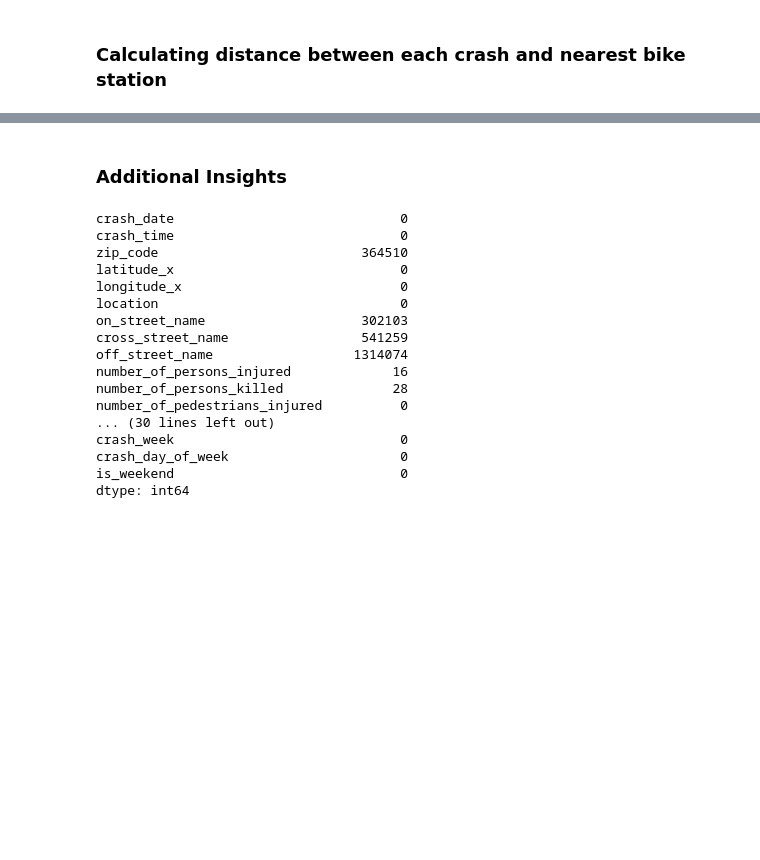
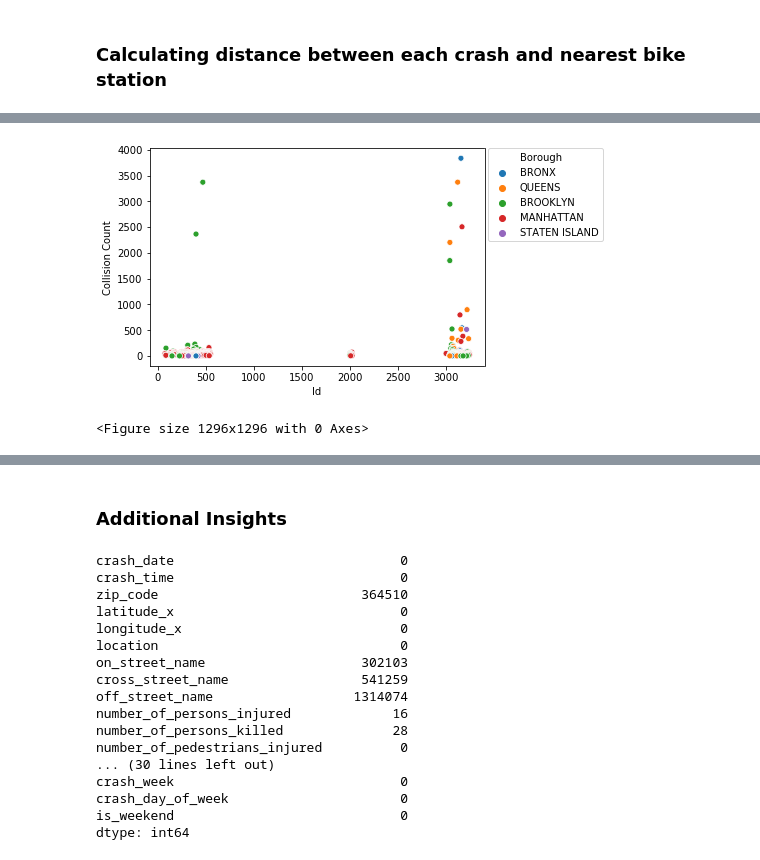
Before and after one commit to Haider-Ali-Afzal-93/Creditshelf-Coding-Challenge, a Jupyter notebook: NYC Traffic Collisions.ipynb, the cells around one changed output, grey strips where cells are left out. Saved outputs shown, nothing was run; the diff lists cells and outputs as text; code cells hidden in the pictures; blank space fills up the shorter version.

```diff
--- a/NYC Traffic Collisions.ipynb
+++ b/NYC Traffic Collisions.ipynb
@@ -100,7 +144,22 @@ y=sample_df[['borough']]
 # %%
+data_2018 = collision_data_2.loc[(collision_data_2.crash_date<pd.datetime(2019,1,1)) &
+                                (collision_data_2.borough.notnull())][['collision_id','borough','latitude','longitude']]
+sample_df=data_2018.sample(frac=0.30, random_state=123)
+
+X=sample_df[['collision_id','latitude','longitude']]#,'accident_reason'
+y=sample_df[['borough']]
+
 X_train, X_test, y_train, y_test = train_test_split(X, y, test_size=0.25, random_state=0)
 
 print ('Training Set: %d rows\nTest Set: %d rows' % (X_train.shape[0], X_test.shape[0]))
+
+borough_nulls_model = RandomForestClassifier()
+ovr_nulls_model = OneVsRestClassifier(borough_nulls_model)
+ovr_nulls_model.fit(X_train, y_train)
+yhat_ovr_nulls = ovr_nulls_model.predict(X_test)
+
+print('Overall Accuracy : ',accuracy_score(y_test,yhat_ovr_nulls))
+print(classification_report(y_test,yhat_ovr_nulls))
 # %% [output]
 Training Set: 219052 rows
 Test Set: 73018 rows
@@ -428,0 +306,13 @@ df_ovr.sort_values(by='collision_id',ascending=False).head()
+# %%
+df = pd.DataFrame(collision_station_comb.loc[(collision_station_comb.vehicle_type_code_1.str.contains('bike|bicycle')) |
+                          (collision_station_comb.vehicle_type_code_2.str.contains('bike|bicycle')) |
+                           (collision_station_comb.vehicle_type_code_3.str.contains('bike|bicycle')) ].groupby([
+    'id','borough'],as_index=False).agg({'collision_id':'count',
+                                         'number_of_cyclist_injured':'sum',
+                                         'number_of_cyclist_killed':'sum',
+                                         'number_of_persons_injured':'sum',
+                                         'number_of_persons_killed':'sum'}).sort_values(ascending=False,by='collision_id'))
+
+df.columns = [col.replace('_',' ').title() for col in df.columns]
+df.rename(columns={'Collision Id':'Collision Count'},inplace=True)
+df.head()
@@ -428,0 +326,10 @@ df_ovr.sort_values(by='collision_id',ascending=False).head()
+# %%
+
+sns.scatterplot(data=df, x='Id', y='Collision Count', hue='Borough')
+#plt.legend(loc='upper left')
+plt.legend(bbox_to_anchor=(1.01, 1),borderaxespad=0)
+plt.figure(figsize=(18,18))
+plt.show()
+# %% [output]
+[figure, added]
+<Figure size 1296x1296 with 0 Axes>
```
Also changed, not shown: parts of 210 cells of this notebook, 2 other files.
